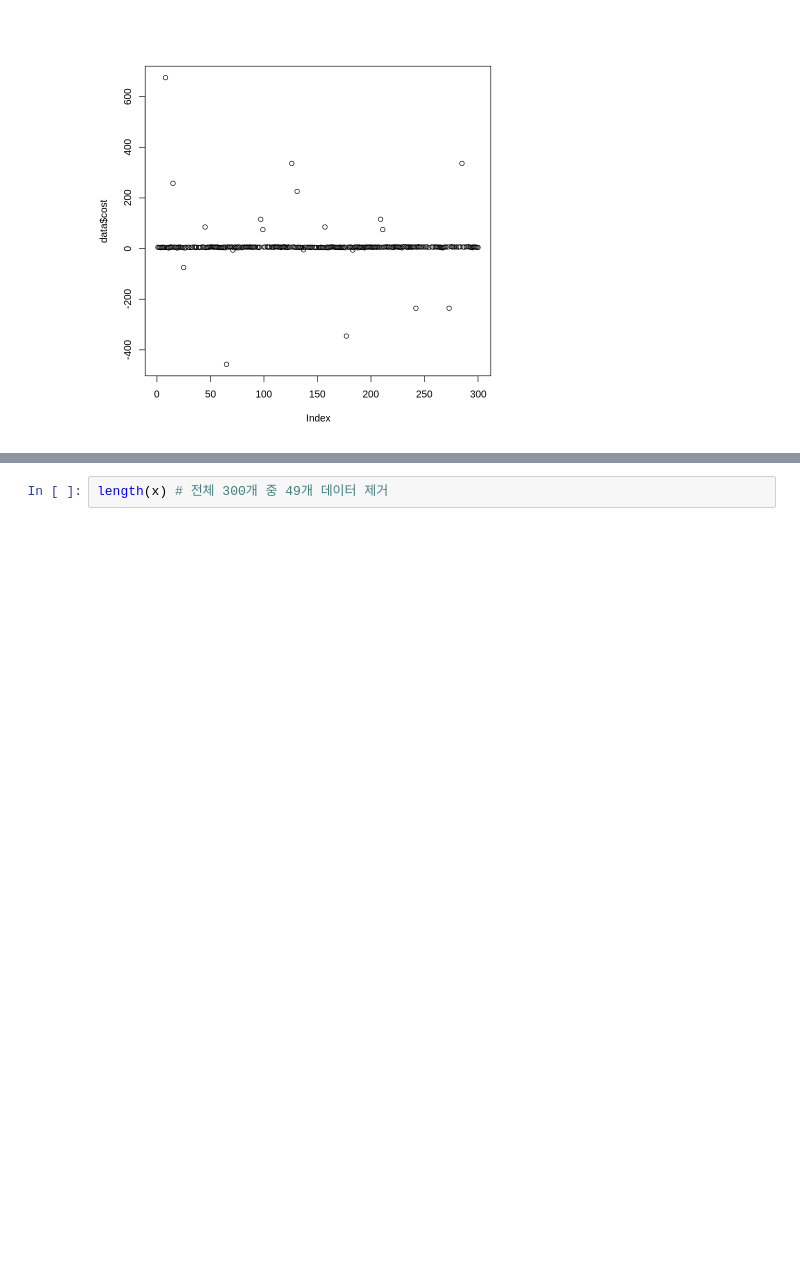
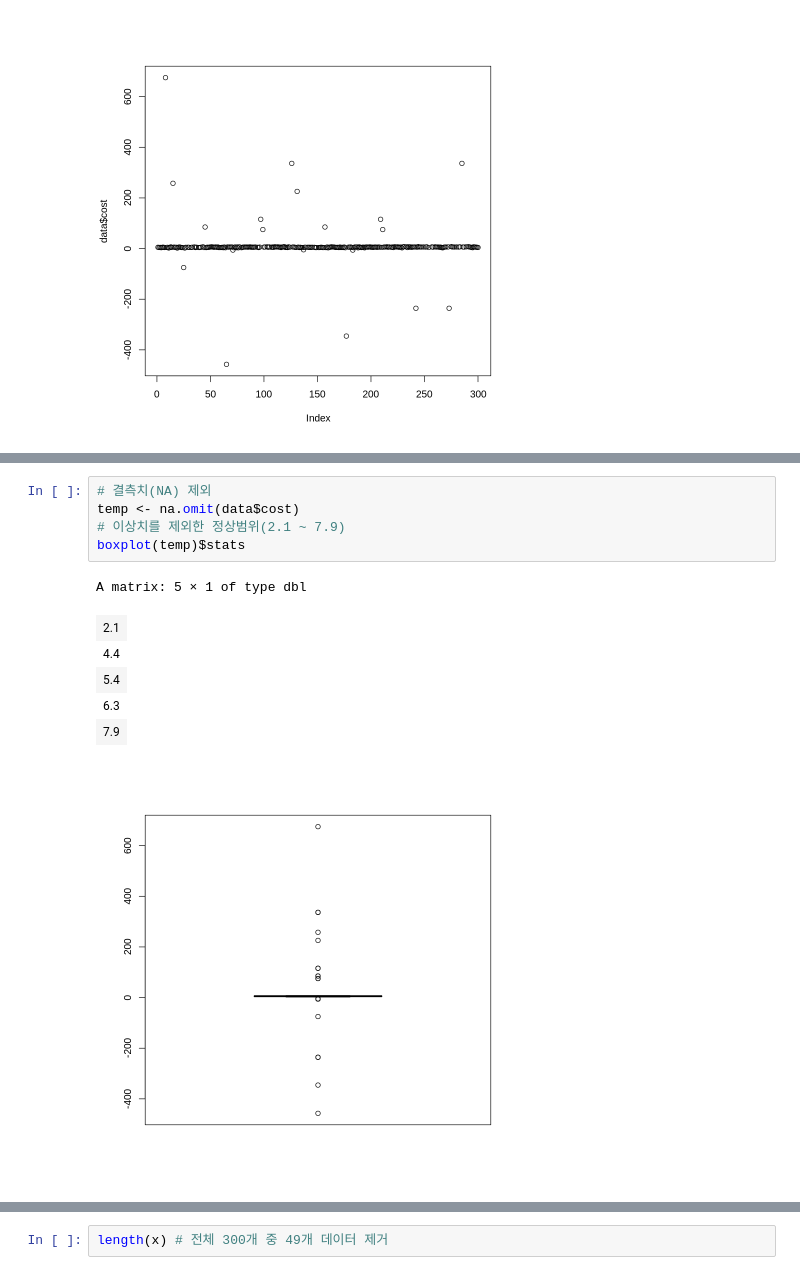
Before and after one commit to gyujin0450/RPRG_PARTIII, a Jupyter notebook: p368_척도별기술통계량.ipynb, the cells around one changed output, grey strips where cells are left out. Saved outputs shown, nothing was run; the diff lists cells and outputs as text; blank space fills up the shorter version.

```diff
--- a/p368_척도별기술통계량.ipynb
+++ b/p368_척도별기술통계량.ipynb
@@ -152,2 +156,15 @@ plot(data$cost)
+# %%
+# 결측치(NA) 제외
+temp <- na.omit(data$cost)
+# 이상치를 제외한 정상범위(2.1 ~ 7.9)
+boxplot(temp)$stats
+# %% [output]
+A matrix: 5 × 1 of type dbl
+| 2.1 |
+| 4.4 |
+| 5.4 |
+| 6.3 |
+| 7.9 |
+[figure, added]
 # %%
 # 결측치(NA) 및 이상치 제외한 정상 범위 데이터 만들기
```
Also changed, not shown: parts of 26 cells of this notebook.
